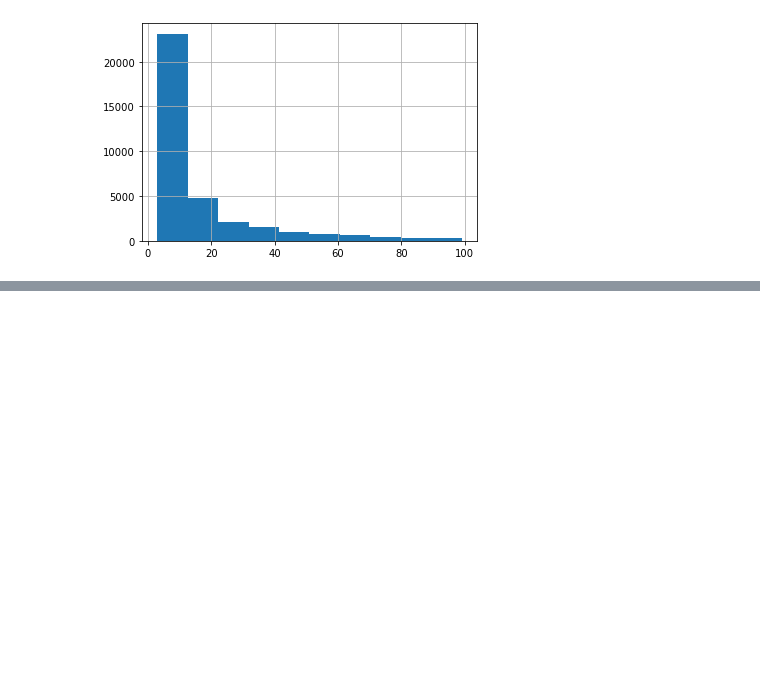
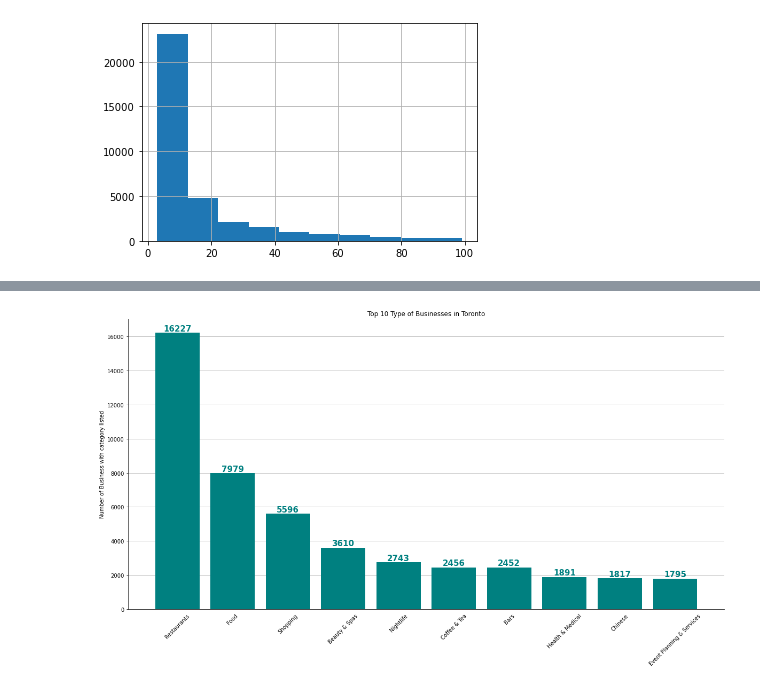
Before and after one commit to davidhintelmann/Yelp_Investigation, a Jupyter notebook: yelp.ipynb, the cells around one changed output, grey strips where cells are left out. Cells and saved outputs as stored; diff of their text form; code cells hidden in the pictures; blank space fills up the shorter version.

```diff
--- a/yelp.ipynb
+++ b/yelp.ipynb
@@ -419,0 +481,12 @@ find_font_file('OpenSans-Regular.ttf')
+# %%
+Tor_catlist = TOR_business['categories'].tolist()
+# %%
+from collections import Counter
+c = Counter()
+for n in Tor_catlist:
+    if n is not None:
+        cat_list = n.split(', ')
+        for cat in cat_list:
+            c[cat] += 1
+    else:
+        c['N/A'] += 1
@@ -419,0 +506,2 @@ find_font_file('OpenSans-Regular.ttf')
+# %%
+TORcat = pd.DataFrame.from_dict(c, orient='index')
@@ -419,0 +522,34 @@ find_font_file('OpenSans-Regular.ttf')
+# %%
+tmp_ = TORcat.sort_values(by=0,ascending=False).head(10)
+
+fig, ax = plt.subplots(figsize=(20,10))
+ax.spines['top'].set_visible(False)
+ax.spines['right'].set_visible(False)
+ax.tick_params(bottom=False, left=True)
+
+ax.set_axisbelow(True)
+ax.yaxis.grid(True)
+ax.xaxis.grid(False)
+plt.title('Top 10 Type of Businesses in Toronto')
+plt.ylabel('Number of Business with category listed')
+plt.xticks(np.arange(10), tmp_.value_counts(), rotation=45)
+
+bars = ax.bar(
+    x=np.arange(10),
+    height=tmp_[0].values,
+    color='teal',
+    tick_label=tmp_.index
+)
+
+for bar in bars:
+    plt.text(
+      bar.get_x() + bar.get_width() / 2,
+      bar.get_height() + 100,
+      round(bar.get_height(), 1),
+      horizontalalignment='center',
+      color='teal',
+      weight='bold',
+      size=15
+    )
+# %% [output]
+[figure, added]
```
Also changed, not shown: parts of 24 cells of this notebook.
